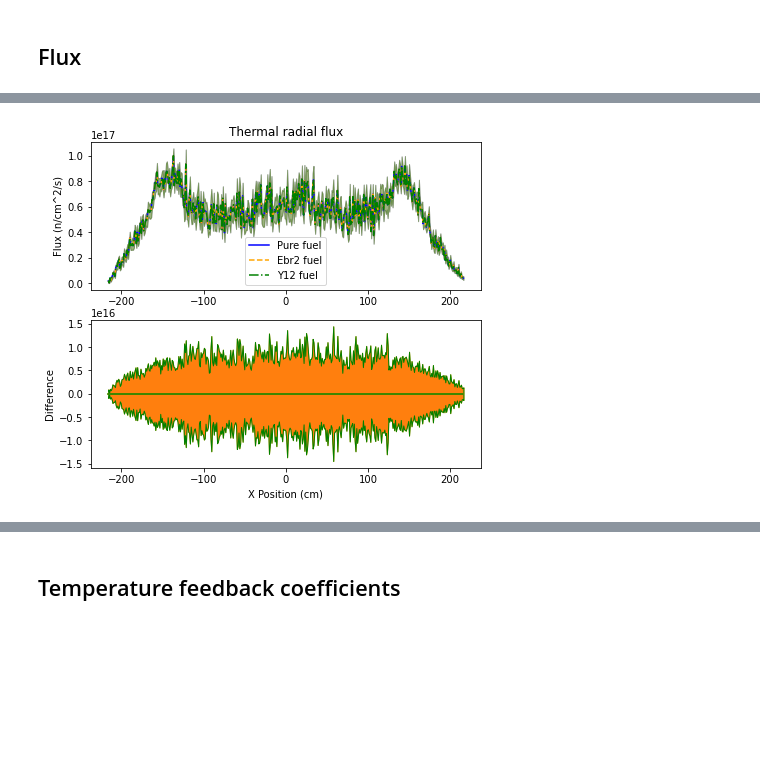
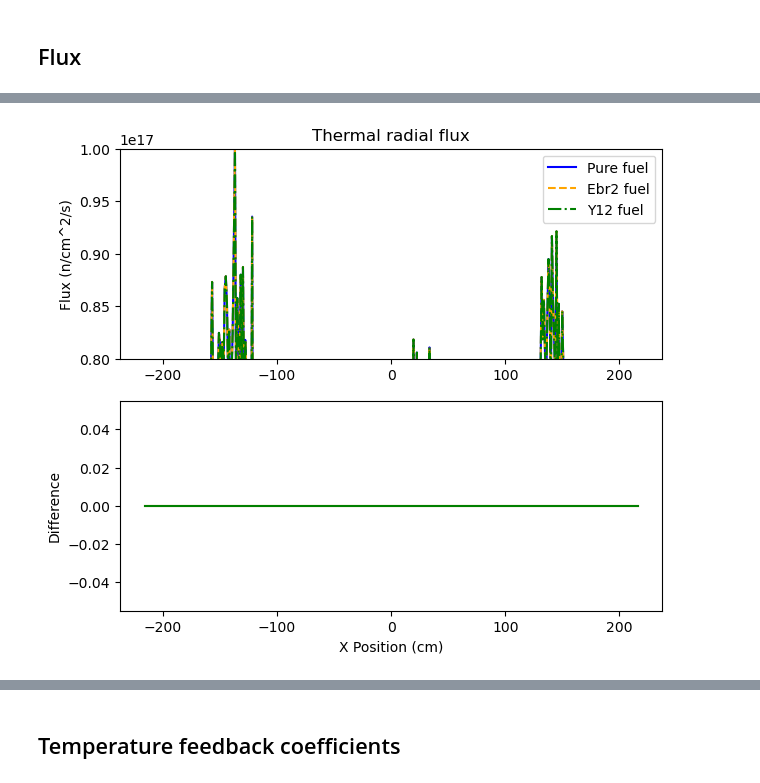
Before and after one commit to abachma2/phlox, a Jupyter notebook: reactors/full-core/htgr-200/Impurities_analysis.ipynb, the cells around one changed output, grey strips where cells are left out. Drawn from its saved outputs; the diff is of its cells as text; code cells hidden in the pictures; blank space fills up the shorter version.

Commit message:
add specturm flux plot set up

```diff
--- a/reactors/full-core/htgr-200/Impurities_analysis.ipynb
+++ b/reactors/full-core/htgr-200/Impurities_analysis.ipynb
@@ -240,3 +244,19 @@ beta_eff for Ebr2 fuel: 0.0059501 +/- 4.2126708e-05
 beta_eff for Y12 fuel: 0.00602648 +/- 3.97145032e-05
 # %% [markdown]
 ## Flux
+# %%
+# Neutron flux for all base temperatures
+radial_grid = np.linspace(-139, 139, 278)
+axial_grid = np.linspace(-20, 371, 391)
+flux = {'radial':{'pure':[],
+                  'ebr2':[],
+                  'y12':{}},
+        'axial':{'pure':[],
+                  'ebr2':[],
+                  'y12':{}}}
+for fuel in out_files['detectors']['2group']:
+    detectors = serpentTools.read(out_files['detectors']['2group'][fuel], 'det')
+    radial = detectors.detectors['radial_flux']
+    axial = detectors.detectors['axial_flux']
+    flux['radial'][fuel] = radial
+    flux['axial'][fuel] = axial
@@ -244,95 +268,92 @@ beta_eff for Y12 fuel: 0.00602648 +/- 3.97145032e-05
 # Neutron flux for all base temperatures
 axial_grid = np.linspace(-575, 575, 1150)
 radial_grid = np.linspace(-216, 216, 432)
-pure_flux = {'radial':[], 'axial':[]}
-for fuel_index, fuel in enumerate(out_files['detectors']):
-
-
-        detectors = serpentTools.read(out_files['detectors'][fuel], 'det')
-        radial = detectors.detectors['radial_flux']
-        axial = detectors.detectors['axial_flux']
-        if fuel == 'pure':
-            pure_flux['axial'] = axial
-            pure_flux['radial'] = radial
+for fuel_index, fuel in enumerate(out_files['detectors']['2group']):
+        counter = 0
 
         plt.figure(counter, figsize=(7,6))
         ax1 = plt.subplot(2,1,1)
-        error = radial.errors[0, 483, 267:699]*radial.tallies[0, 483, 267:699]
-        ax1.plot(radial_grid, radial.tallies[0, 483, 267:699],
+        error = flux['radial'][fuel].errors[0, 483, 267:699]*flux['radial'][fuel].tallies[0, 483, 267:699]
+        ax1.plot(radial_grid, flux['radial'][fuel].tallies[0, 483, 267:699],
                     label=f"{fuel.capitalize()} fuel", color = colors[fuel],
                 linestyle = linestyles[fuel])
-        ax1.fill_between(radial_grid, radial.tallies[0, 483, 267:699]-error, radial.tallies[0, 483, 267:699]+error,
-                        alpha=0.3, edgecolor=colors[fuel])
+        #ax1.fill_between(radial_grid, flux['radial'][fuel].tallies[0, 483, 267:699]-error,
+        #                 flux['radial'][fuel].tallies[0, 483, 267:699]+error,
+        #                alpha=0.3, edgecolor=colors[fuel])
         ax1.legend()
+        ax1.set_ylim(0.8e17, 1e17)
         ax1.set_ylabel("Flux (n/cm^2/s)")
         plt.title("Thermal radial flux")
         if fuel != 'pure':
             ax2 = plt.subplot(2,1,2)
-            diff = radial.tallies[0, 483, 267:699] - pure_flux['radial'].tallies[0,483,267:699]
-            diff_e = error + pure_flux['radial'].tallies[0, 483, 267:699]*pure_flux['radial'].errors[0,483, 267:699]
+            diff = flux['radial'][fuel].tallies[0, 483, 267:699] - flux['radial']['pure'].tallies[0,483,267:699]
+            diff_e = error + flux['radial']['pure'].tallies[0, 483, 267:699]*flux['radial']['pure'].errors[0,483, 267:699]
             ax2.plot(radial_grid, diff, color=colors[fuel])
-            ax2.fill_between(radial_grid, diff-error, diff+error, edgecolor=colors[fuel])
+            #ax2.fill_between(radial_grid, diff-error, diff+error, alpha = 0.3, edgecolor=colors[fuel])
             ax2.set_ylabel("Difference")
             ax2.set_xlabel('X Position (cm)')
 
         plt.figure(counter+1, figsize=(7,6))
         ax1 = plt.subplot(2,1,1)
         error = radial.errors[1, 483, 267:699]*radial.tallies[1, 483, 267:699]
-        ax1.plot(radial_grid, radial.tallies[1, 483, 267:699],
+        ax1.plot(radial_grid, flux['radial'][fuel].tallies[1, 483, 267:699],
                     label=f"{fuel.capitalize()} fuel", color = colors[fuel],
                 linestyle = linestyles[fuel])
-        ax1.fill_between(radial_grid, radial.tallies[1, 483, 267:699]-error, radial.tallies[1, 483, 267:699]+error,
+        ax1.fill_between(radial_grid, flux['radial'][fuel].tallies[1, 483, 267:699]-error,
+                         flux['radial'][fuel].tallies[1, 483, 267:699]+error,
                         alpha=0.3, edgecolor=colors[fuel])
         ax1.legend()
         ax1.set_ylabel("Flux (n/cm^2/s)")
         plt.title("Fast radial flux")
         if fuel != 'pure':
             ax2 = plt.subplot(2,1,2)
-            diff = radial.tallies[1, 483, 267:699] - pure_flux['radial'].tallies[1,483,267:699]
-            diff_e = error + pure_flux['radial'].tallies[1, 483, 267:699]*pure_flux['radial'].errors[1,483, 267:699]
+            diff = flux['radial'][fuel].tallies[1, 483, 267:699] - flux['radial']['pure'].tallies[1,483,267:699]
+            diff_e = error + flux['radial']['pure'].tallies[1, 483, 267:699]*flux['radial']['pure'].errors[1,483, 267:699]
             ax2.plot(radial_grid, diff, color=colors[fuel])
-            ax2.fill_between(radial_grid, diff-error, diff+error, alpha=0.3,edgecolor=colors[fuel])
+            #ax2.fill_between(radial_grid, diff-error, diff+error, alpha=0.3,edgecolor=colors[fuel])
             ax2.set_ylabel("Difference")
             ax2.set_xlabel('X Position (cm)')
 
         plt.figure(counter+2, figsize=(7,6))
         ax1 = plt.subplot(2,1,1)
-        error = axial.errors[0, :]*axial.tallies[0, :]
-        ax1.plot(axial_grid, axial.tallies[0, :],
+        error = flux['axial'][fuel].errors[0, :]*flux['axial'][fuel].tallies[0, :]
+        ax1.plot(axial_grid, flux['axial'][fuel].tallies[0, :],
                     label=f"{fuel.capitalize()} fuel", color = colors[fuel],
                 linestyle = linestyles[fuel])
-        ax1.fill_between(axial_grid, axial.tallies[0, :]-error, axial.tallies[0, :]+error,
+        ax1.fill_between(axial_grid, flux['axial'][fuel].tallies[0, :]-error,
+                         flux['axial'][fuel].tallies[0, :]+error,
                         alpha=0.3, edgecolor=colors[fuel])
         ax1.legend()
         ax1.set_ylabel("Flux (n/cm^2/s)")
         plt.title("Thermal axial flux")
         if fuel != 'pure':
             ax2 = plt.subplot(2,1,2)
-            diff = axial.tallies[0, :] - pure_flux['axial'].tallies[0,:]
-            diff_e = error + pure_flux['axial'].tallies[0, :]*pure_flux['axial'].errors[0,:]
+            diff = flux['axial'][fuel].tallies[0, :] - flux['axial']['pure'].tallies[0,:]
+            diff_e = error + flux['axial']['pure'].tallies[0, :]*flux['axial']['pure'].errors[0,:]
             ax2.plot(axial_grid, diff, color=colors[fuel])
-            ax2.fill_between(axial_grid, diff-error, diff+error,alpha=0.3, edgecolor=colors[fuel])
+            #ax2.fill_between(axial_grid, diff-error, diff+error,alpha=0.3, edgecolor=colors[fuel])
             ax2.set_ylabel("Difference")
             ax2.set_xlabel('Z Position (cm)')
 
         plt.figure(counter+3, figsize=(7,6))
         ax1 = plt.subplot(2,1,1)
-        error = axial.errors[1, :]*axial.tallies[1, :]
-        ax1.plot(axial_grid, axial.tallies[1, :],
+        error = flux['axial'][fuel].errors[1, :]*flux['axial'][fuel].tallies[1, :]
+        ax1.plot(axial_grid, flux['axial'][fuel].tallies[1, :],
                     label=f"{fuel.capitalize()} fuel", color = colors[fuel],
                 linestyle = linestyles[fuel])
-        ax1.fill_between(axial_grid, axial.tallies[1, :]-error, axial.tallies[1, :]+error,
+        ax1.fill_between(axial_grid, flux['axial'][fuel].tallies[1, :]-error,
+                         flux['axial'][fuel].tallies[1, :]+error,
                         alpha=0.3, edgecolor=colors[fuel])
         ax1.legend()
         ax1.set_ylabel("Flux (n/cm^2/s)")
         plt.title("Fast axial flux")
         if fuel != 'pure':
             ax2 = plt.subplot(2,1,2)
-            diff = axial.tallies[1, :] - pure_flux['axial'].tallies[1,:]
-            diff_e = error + pure_flux['axial'].tallies[1, :]*pure_flux['axial'].errors[1,:]
+            diff = flux['axial'][fuel].tallies[1, :] - flux['axial']['pure'].tallies[1,:]
+            diff_e = error + flux['axial']['pure'].tallies[1, :]*flux['axial']['pure'].errors[1,:]
             ax2.plot(axial_grid, diff, color=colors[fuel])
-            ax2.fill_between(axial_grid, diff-error, diff+error,alpha=0.3, edgecolor=colors[fuel])
+            #ax2.fill_between(axial_grid, diff-error, diff+error,alpha=0.3, edgecolor=colors[fuel])
             ax2.set_ylabel("Difference")
             ax2.set_xlabel('Z Position (cm)')
 # %% [output]
-[figure, old version]
+[figure, new version]
```
Also changed, not shown: parts of 11 cells of this notebook.
